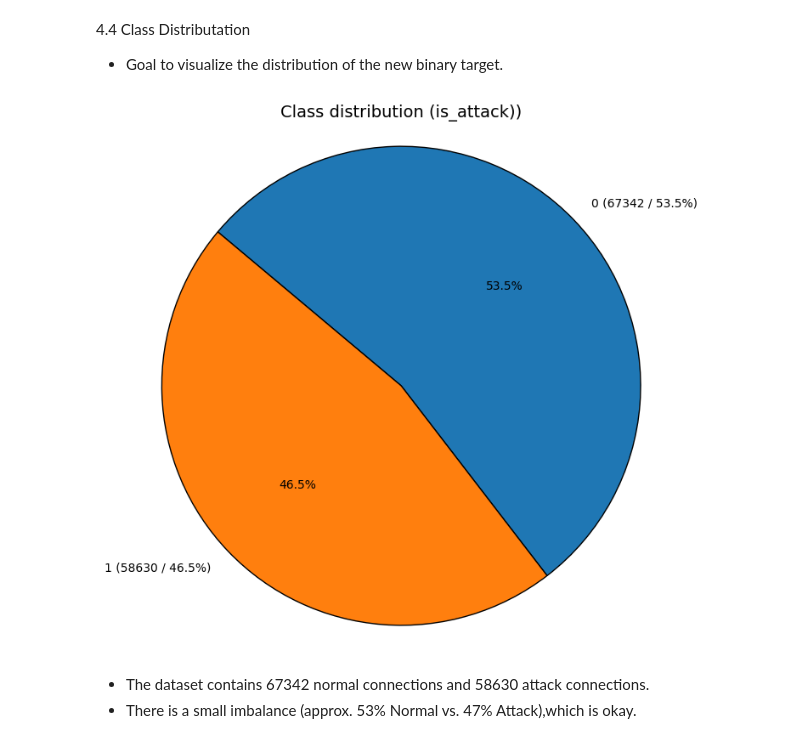
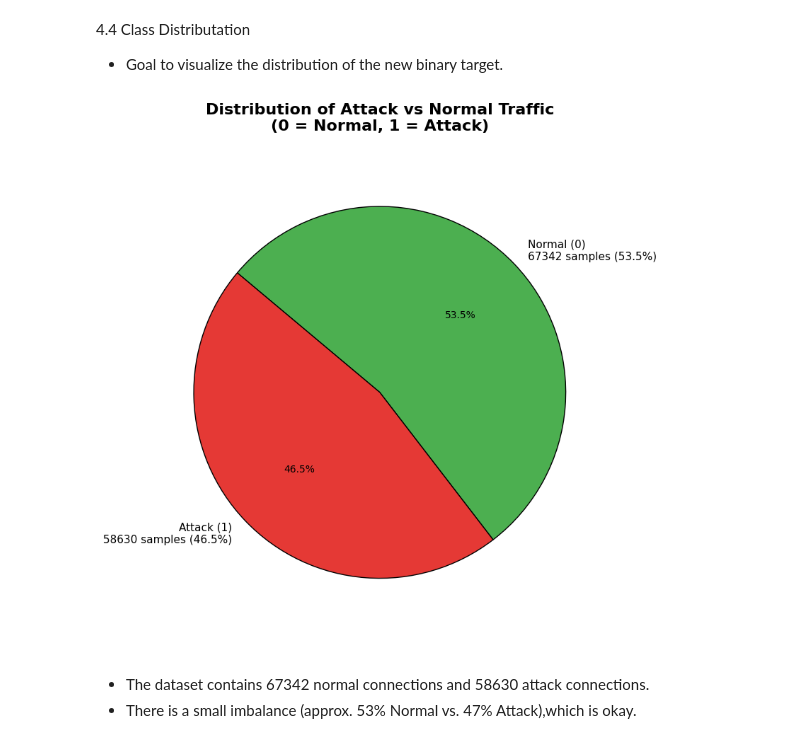
Before and after one commit to MarcelEwinger/Artificial-Intelligence-Machine-Learning-SS25, a Jupyter notebook: notebook.ipynb, the cells around one changed output. Drawn from its saved outputs; the diff is of its cells as text; code cells hidden in the pictures.

```diff
--- a/notebook.ipynb
+++ b/notebook.ipynb
@@ -289,28 +289,42 @@ df_test.head()
 # %%
 # the 2 most frequent classes in the column ‘is_attack’
 top_classes = df_train["is_attack"].value_counts().nlargest(5)
 
-# Labels with count and %
+class_map = {0: "Normal", 1: "Attack"}
+# Labels with meaning, count, and percentage
 labels = [
-    f"{label} ({count} / {count / top_classes.sum():.1%})"
+    f"{class_map.get(label, label)} ({label})\n{count} samples ({count / top_classes.sum():.1%})"
     for label, count in top_classes.items()
 ]
 
-# circle digramm
+# Colors for classes: green for normal, red for attack, grays for others
+colors = ["#4CAF50", "#E53935", "#9E9E9E", "#BDBDBD", "#E0E0E0"]
+
+# Create pie chart
 plt.figure(figsize=(8, 8))
-plt.pie(
+wedges, texts, autotexts = plt.pie(
     top_classes,
     labels=labels,
     autopct="%1.1f%%",
     startangle=140,
     counterclock=False,
-    wedgeprops={"edgecolor": "k"}
+    wedgeprops={"edgecolor": "k"},
+    colors=colors
 )
-plt.title("Class distribution (is_attack))", fontsize=14)
-plt.axis("equal")  # circle
+
+# Style text
+for text in texts:
+    text.set_fontsize(11)
+for autotext in autotexts:
+    autotext.set_fontsize(10)
+
+# Headline
+plt.title("Distribution of Attack vs Normal Traffic\n(0 = Normal, 1 = Attack)", fontsize=16, fontweight="bold")
+plt.axis("equal")
+plt.tight_layout()
 plt.show()
 # %% [output]
-[figure, old version]
+[figure, new version]
 # %% [markdown]
  - The dataset contains 67342 normal connections and 58630 attack connections.
  - There is a small imbalance (approx. 53% Normal vs. 47% Attack),which is okay.
```
Also changed, not shown: parts of 7 cells of this notebook, 14 other files.
